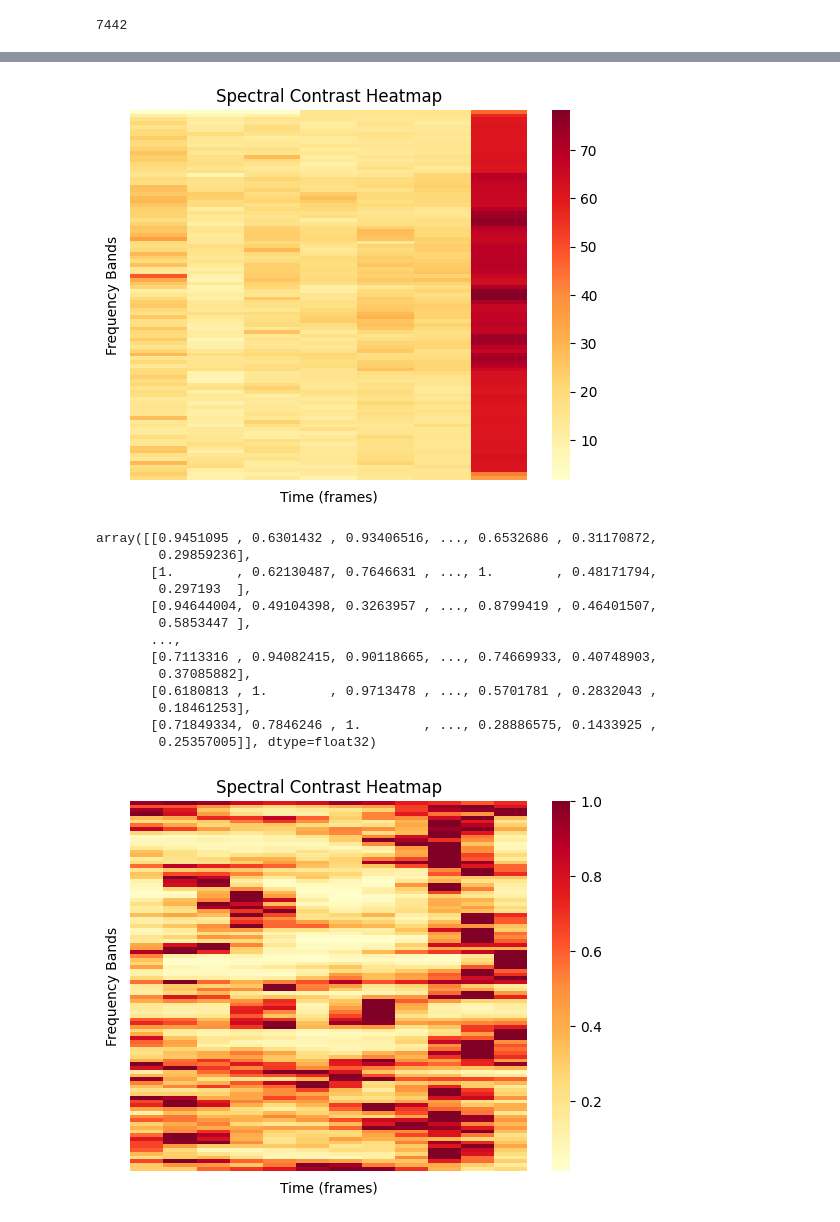
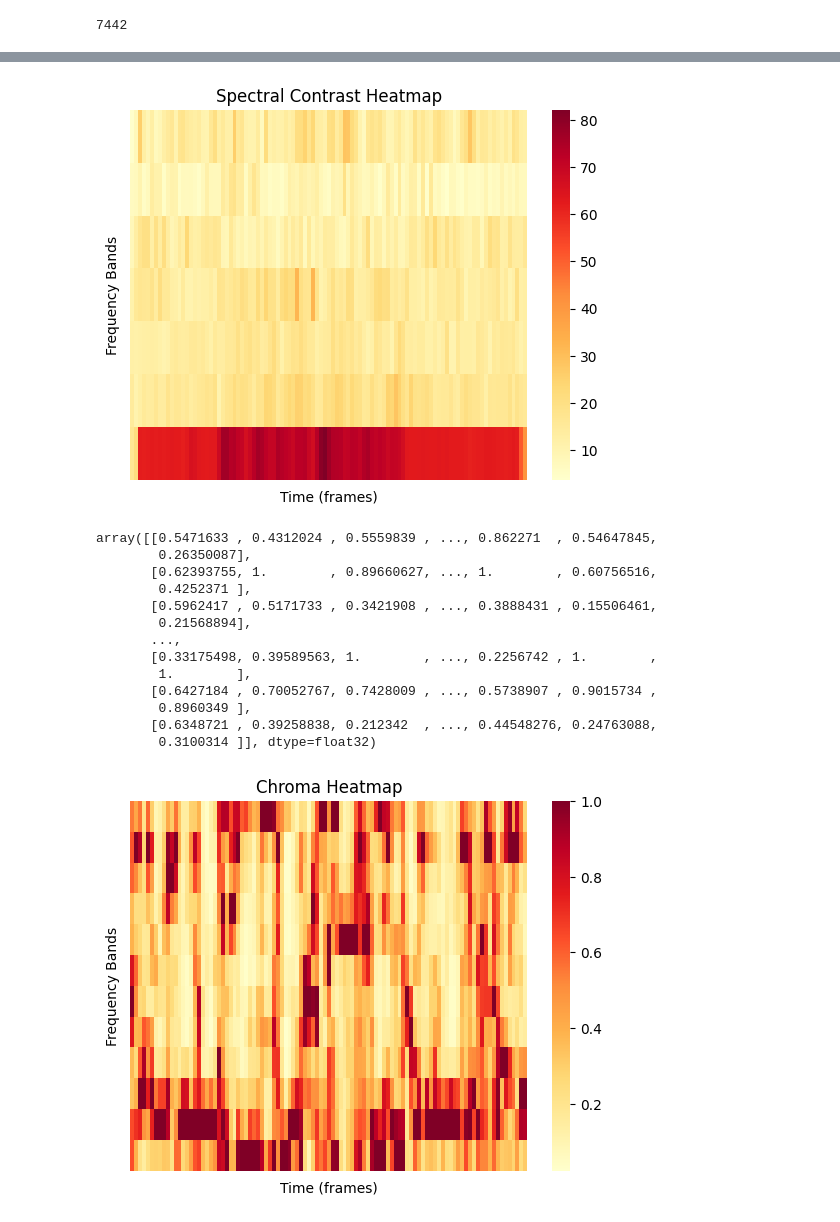
Before and after one commit to prempatell/Audio-Emotion-Detection, a Jupyter notebook: Audio Sentiment Analysis/preprocess.ipynb, the cells around one changed output, grey strips where cells are left out. Cells and saved outputs as stored; diff of their text form; code cells hidden in the pictures.

```diff
--- a/Audio Sentiment Analysis/preprocess.ipynb
+++ b/Audio Sentiment Analysis/preprocess.ipynb
@@ -49,5 +41,7 @@ shape: (5, 2)
+# %%
+file='AudioWAV/1001_DFA_DIS_XX.wav'
 # %%
-audio, sampling_rate = librosa.load('AudioWAV/1001_DFA_ANG_XX.wav' )
+audio, sampling_rate = librosa.load(file)
 print(audio)
 print(sampling_rate)
 # %% [output]
@@ -63,5 +57,3 @@ librosa.display.waveshow(audio, sr=sampling_rate)
-# %%
-file='AudioWAV/1001_DFA_ANG_XX.wav'
 # %%
 def feature_MFCC_Delta(file_path):
     audio_file=file_path
@@ -131,6 +127,6 @@ array([[ 1.79983603, 10.97054123, 16.20373767, 21.20476088, 15.84436071,
 # %%
 spectral_contrast_matrix = feature_spectral_contrast(file)
-spec_df = pr.DataFrame(spectral_contrast_matrix)
+spec_df = pd.DataFrame(spectral_contrast_matrix)
 
 sns.heatmap(spec_df, cmap='YlOrRd', xticklabels=False, yticklabels=False)
 plt.title('Spectral Contrast Heatmap')
@@ -138,7 +134,7 @@ plt.xlabel('Time (frames)')
 plt.ylabel('Frequency Bands')
 plt.show()
 # %% [output]
-[figure, old version]
+[figure, new version]
 # %%
 def feature_chroma(file_path):
     audio_file=file_path
@@ -147,30 +143,30 @@ def feature_chroma(file_path):
     return chroma
 feature_chroma(file)
 # %% [output]
-array([[0.9451095 , 0.6301432 , 0.93406516, ..., 0.6532686 , 0.31170872,
-        0.29859236],
-       [1.        , 0.62130487, 0.7646631 , ..., 1.        , 0.48171794,
-        0.297193  ],
-       [0.94644004, 0.49104398, 0.3263957 , ..., 0.8799419 , 0.46401507,
-        0.5853447 ],
+array([[0.5471633 , 0.4312024 , 0.5559839 , ..., 0.862271  , 0.54647845,
+        0.26350087],
+       [0.62393755, 1.        , 0.89660627, ..., 1.        , 0.60756516,
+        0.4252371 ],
+       [0.5962417 , 0.5171733 , 0.3421908 , ..., 0.3888431 , 0.15506461,
+        0.21568894],
        ...,
-       [0.7113316 , 0.94082415, 0.90118665, ..., 0.74669933, 0.40748903,
-        0.37085882],
-       [0.6180813 , 1.        , 0.9713478 , ..., 0.5701781 , 0.2832043 ,
-        0.18461253],
-       [0.71849334, 0.7846246 , 1.        , ..., 0.28886575, 0.1433925 ,
-        0.25357005]], dtype=float32)
+       [0.33175498, 0.39589563, 1.        , ..., 0.2256742 , 1.        ,
+        1.        ],
+       [0.6427184 , 0.70052767, 0.7428009 , ..., 0.5738907 , 0.9015734 ,
+        0.8960349 ],
+       [0.6348721 , 0.39258838, 0.212342  , ..., 0.44548276, 0.24763088,
+        0.3100314 ]], dtype=float32)
 # %%
 chroma_matrix = feature_chroma(file)
-chroma_df = pr.DataFrame(chroma_matrix)
+chroma_df = pd.DataFrame(chroma_matrix)
 
 sns.heatmap(chroma_df, cmap='YlOrRd', xticklabels=False, yticklabels=False)
-plt.title('Spectral Contrast Heatmap')
+plt.title('Chroma Heatmap')
 plt.xlabel('Time (frames)')
 plt.ylabel('Frequency Bands')
 plt.show()
 # %% [output]
-[figure, old version]
+[figure, new version]
 # %%
 def feature_zero_crossing(file_path):
     audio_file=file_path
```
Also changed, not shown: parts of 24 cells of this notebook.
